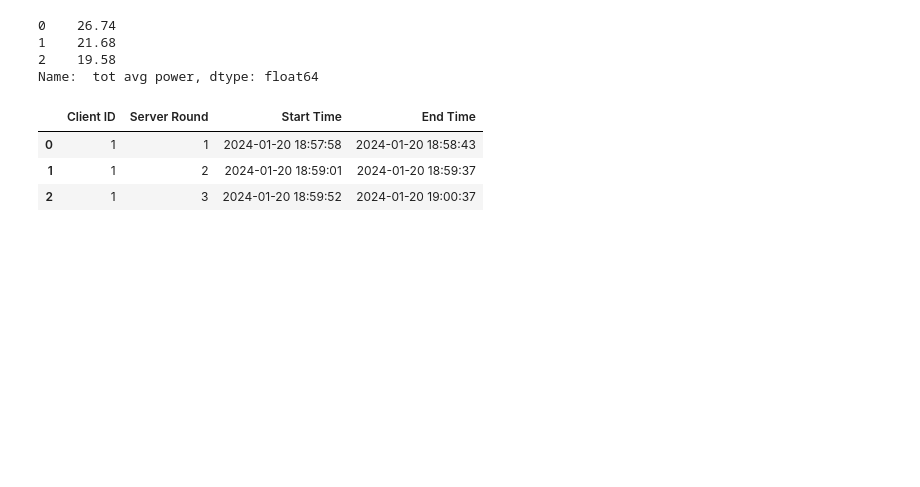
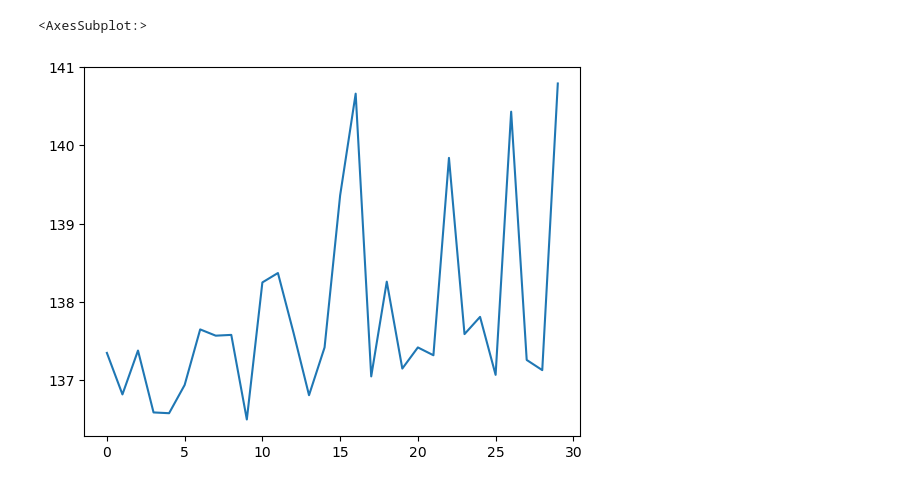
Before and after one commit to tuananhngh/FL-G5K-EnergyConsumption, a Jupyter notebook: analysis.ipynb, the cells around one changed output. Drawn from its saved outputs; the diff is of its cells as text; code cells hidden in the pictures; blank space fills up the shorter version.

```diff
--- a/analysis.ipynb
+++ b/analysis.ipynb
@@ -26,14 +76,5 @@ st_rows
 # %%
-en_rows[" tot avg power"]-st_rows[" tot avg power"]
+en_rows[" tot avg power"].plot()
 # %% [output]
-0    26.74
-1    21.68
-2    19.58
-Name:  tot avg power, dtype: float64
+<AxesSubplot:>
+[figure, added]
-# %%
-fittimes
-# %% [output]
-|  | Client ID | Server Round | Start Time | End Time |
-| 0 | 1 | 1 | 2024-01-20 18:57:58 | 2024-01-20 18:58:43 |
-| 1 | 1 | 2 | 2024-01-20 18:59:01 | 2024-01-20 18:59:37 |
-| 2 | 1 | 3 | 2024-01-20 18:59:52 | 2024-01-20 19:00:37 |
```
Also changed, not shown: parts of 6 cells of this notebook, 2 other files.
